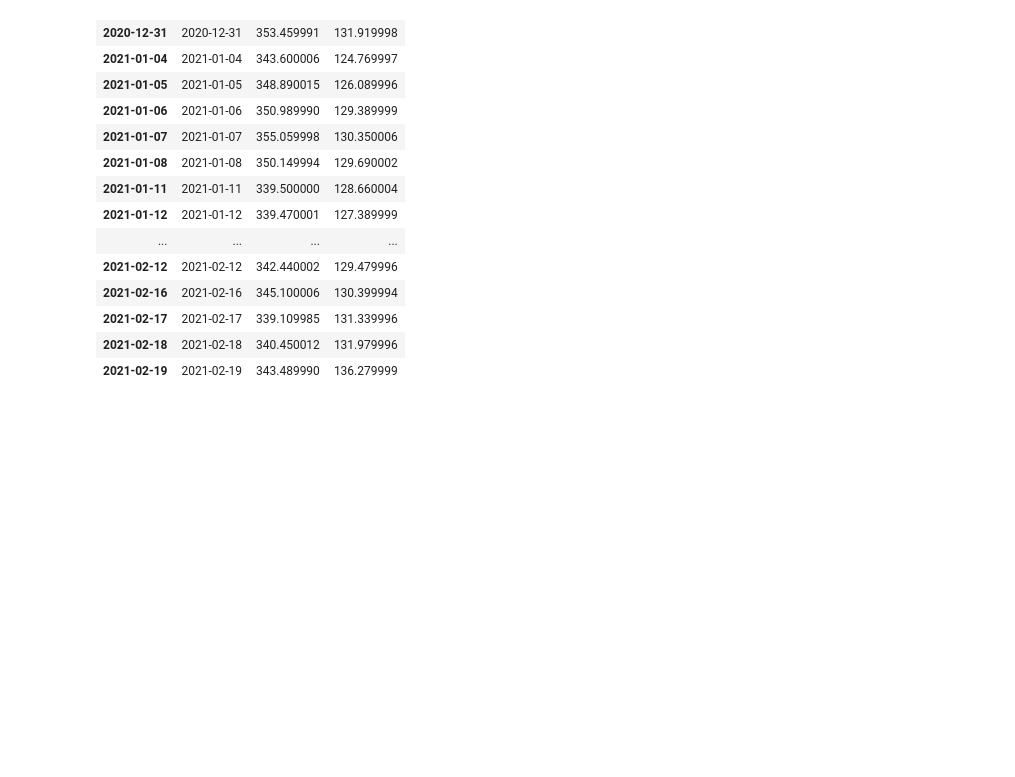
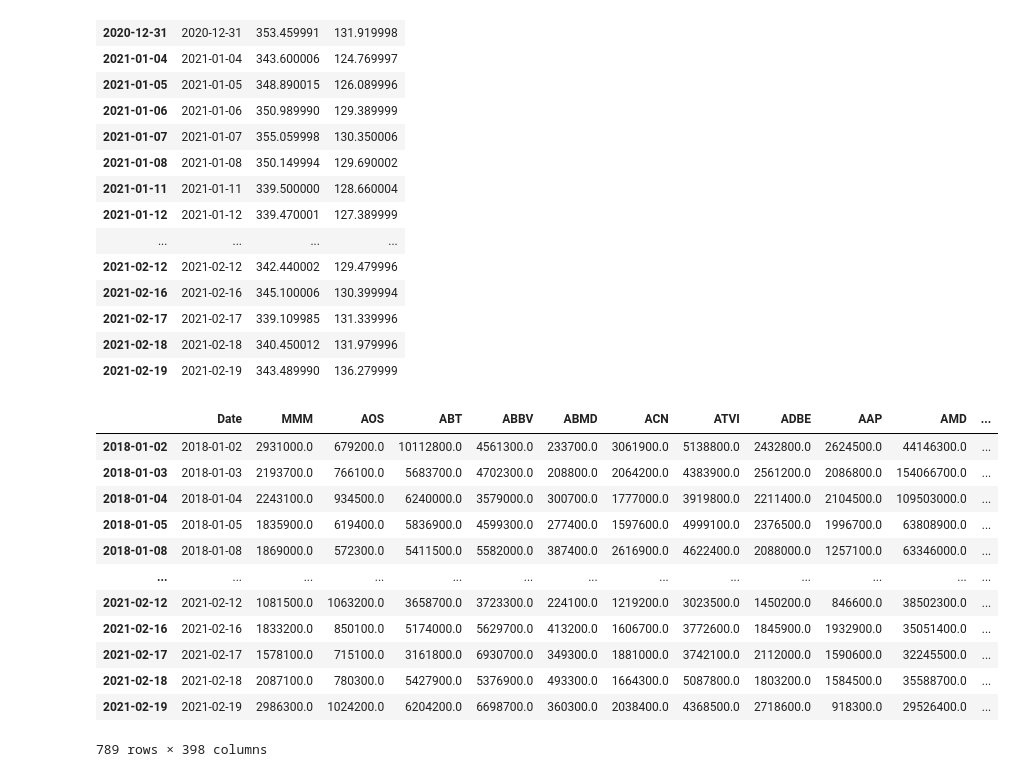
Before and after one commit to xanasa14/Finances, a Jupyter notebook: DownloadingDataYahooFinance.ipynb, the cells around one changed output. Saved outputs shown, nothing was run; the diff lists cells and outputs as text; code cells hidden in the pictures; blank space fills up the shorter version.

```diff
--- a/DownloadingDataYahooFinance.ipynb
+++ b/DownloadingDataYahooFinance.ipynb
@@ -170,3 +170,42 @@ finalDataEnd[youtubeCompanies]
 | 2021-02-17 | 2021-02-17 | 339.109985 | 131.339996 |
 | 2021-02-18 | 2021-02-18 | 340.450012 | 131.979996 |
 | 2021-02-19 | 2021-02-19 | 343.489990 | 136.279999 |
+# %%
+finalVolume=pd.DataFrame()
+for company in companies:
+  tsla_df = yf.download(company,
+                      start='2018-01-02',
+                      end='2021-02-22',
+                      progress=False)
+  tsla_df = tsla_df.drop(columns=['Open', 'High','Low', 'Close',"Adj Close"])
+  tsla_df = tsla_df.rename(columns={'Volume': company})
+  tmp = tsla_df[str(company)]
+
+  finalVolume = finalVolume.append(tmp, ignore_index=True)
+finalVolume = finalVolume.T # or df2.transpose()
+for i in range(len(companies)):
+  finalVolume = finalVolume.rename(columns={i: companies[i]})
+
+
+
+
+finalVolume['Date'] = finalVolume.index
+col_name="Date"
+first_col = finalVolume.pop(col_name)
+finalVolume.insert(0, col_name, first_col)
+finalVolume.to_csv('/content/drive/MyDrive/YahooData/YahooFinanceVolume.csv', index = False, header=True)
+finalVolume
+# %% [output]
+|  | Date | MMM | AOS | ABT | ABBV | ABMD | ACN | ATVI | ADBE | AAP | AMD | ... |
+| 2018-01-02 | 2018-01-02 | 2931000.0 | 679200.0 | 10112800.0 | 4561300.0 | 233700.0 | 3061900.0 | 5138800.0 | 2432800.0 | 2624500.0 | 44146300.0 | ... |
+| 2018-01-03 | 2018-01-03 | 2193700.0 | 766100.0 | 5683700.0 | 4702300.0 | 208800.0 | 2064200.0 | 4383900.0 | 2561200.0 | 2086800.0 | 154066700.0 | ... |
+| 2018-01-04 | 2018-01-04 | 2243100.0 | 934500.0 | 6240000.0 | 3579000.0 | 300700.0 | 1777000.0 | 3919800.0 | 2211400.0 | 2104500.0 | 109503000.0 | ... |
+| 2018-01-05 | 2018-01-05 | 1835900.0 | 619400.0 | 5836900.0 | 4599300.0 | 277400.0 | 1597600.0 | 4999100.0 | 2376500.0 | 1996700.0 | 63808900.0 | ... |
+| 2018-01-08 | 2018-01-08 | 1869000.0 | 572300.0 | 5411500.0 | 5582000.0 | 387400.0 | 2616900.0 | 4622400.0 | 2088000.0 | 1257100.0 | 63346000.0 | ... |
+| ... | ... | ... | ... | ... | ... | ... | ... | ... | ... | ... | ... | ... |
+| 2021-02-12 | 2021-02-12 | 1081500.0 | 1063200.0 | 3658700.0 | 3723300.0 | 224100.0 | 1219200.0 | 3023500.0 | 1450200.0 | 846600.0 | 38502300.0 | ... |
+| 2021-02-16 | 2021-02-16 | 1833200.0 | 850100.0 | 5174000.0 | 5629700.0 | 413200.0 | 1606700.0 | 3772600.0 | 1845900.0 | 1932900.0 | 35051400.0 | ... |
+| 2021-02-17 | 2021-02-17 | 1578100.0 | 715100.0 | 3161800.0 | 6930700.0 | 349300.0 | 1881000.0 | 3742100.0 | 2112000.0 | 1590600.0 | 32245500.0 | ... |
+| 2021-02-18 | 2021-02-18 | 2087100.0 | 780300.0 | 5427900.0 | 5376900.0 | 493300.0 | 1664300.0 | 5087800.0 | 1803200.0 | 1584500.0 | 35588700.0 | ... |
+| 2021-02-19 | 2021-02-19 | 2986300.0 | 1024200.0 | 6204200.0 | 6698700.0 | 360300.0 | 2038400.0 | 4368500.0 | 2718600.0 | 918300.0 | 29526400.0 | ... |
+789 rows × 398 columns
```
Also changed, not shown: parts of 1 cell of this notebook.
